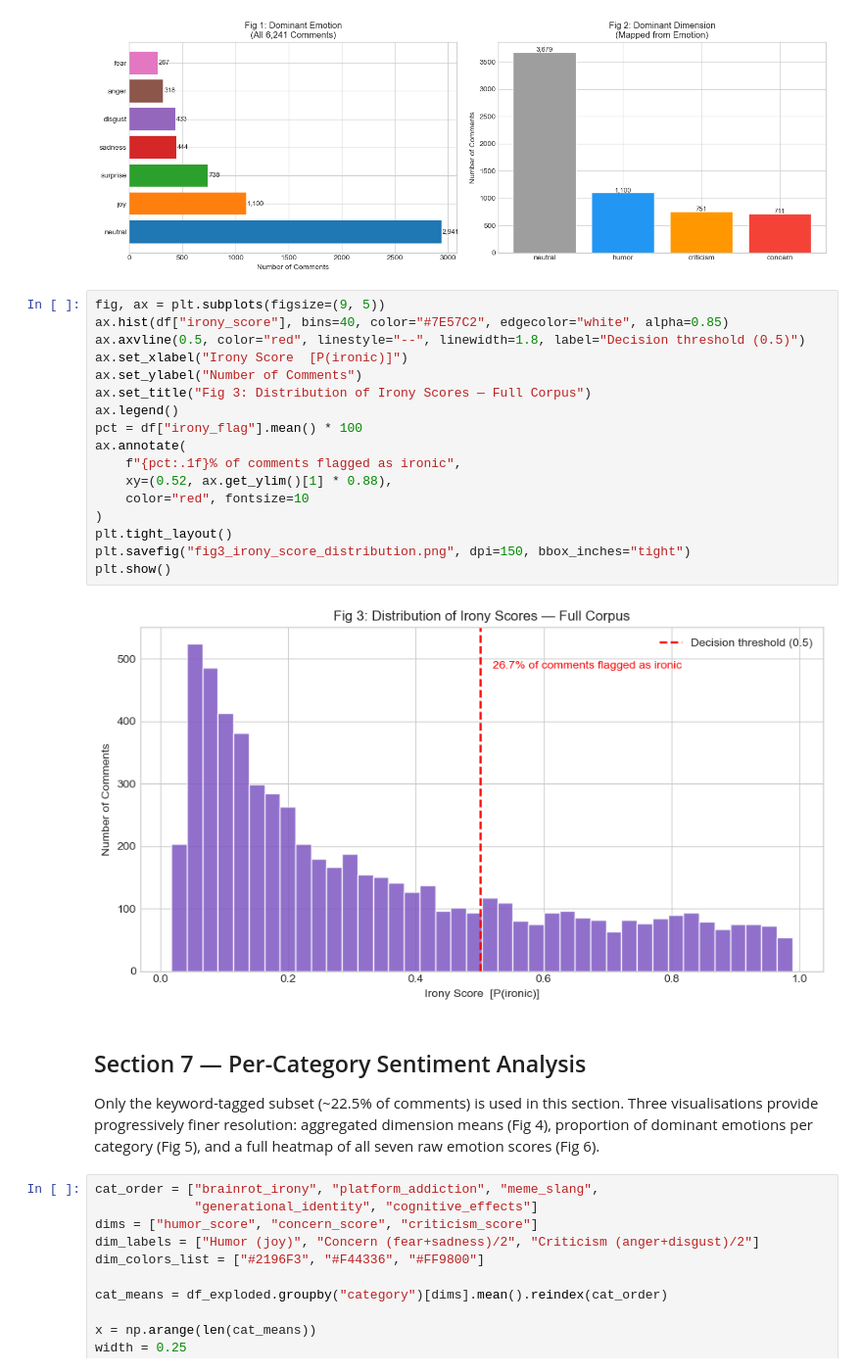
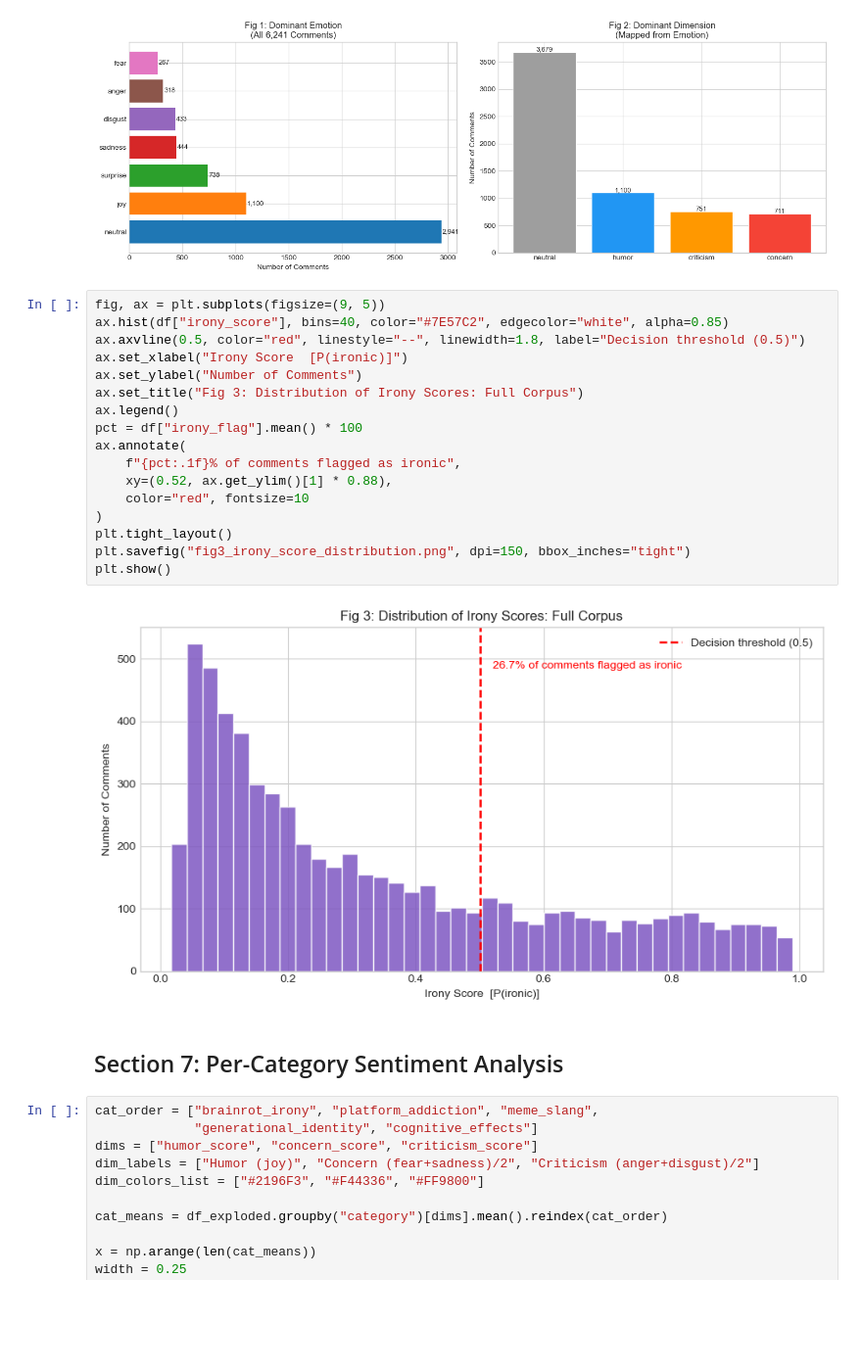
Before and after one commit to Kunjal-R/SMNA_A2, a Jupyter notebook: sentiment_analysis.ipynb, the cells around one changed output. Shown at 98% size. Drawn from its saved outputs; the diff is of its cells as text; blank space fills up the shorter version.

Commit message:
Updated sentiment analysis and scores

```diff
--- a/sentiment_analysis.ipynb
+++ b/sentiment_analysis.ipynb
@@ -398,26 +295,24 @@ plt.show()
 # %%
 fig, ax = plt.subplots(figsize=(9, 5))
 ax.hist(df["irony_score"], bins=40, color="#7E57C2", edgecolor="white", alpha=0.85)
 ax.axvline(0.5, color="red", linestyle="--", linewidth=1.8, label="Decision threshold (0.5)")
 ax.set_xlabel("Irony Score  [P(ironic)]")
 ax.set_ylabel("Number of Comments")
-ax.set_title("Fig 3: Distribution of Irony Scores — Full Corpus")
+ax.set_title("Fig 3: Distribution of Irony Scores: Full Corpus")
 ax.legend()
 pct = df["irony_flag"].mean() * 100
 ax.annotate(
     f"{pct:.1f}% of comments flagged as ironic",
     xy=(0.52, ax.get_ylim()[1] * 0.88),
     color="red", fontsize=10
 )
 plt.tight_layout()
 plt.savefig("fig3_irony_score_distribution.png", dpi=150, bbox_inches="tight")
 plt.show()
 # %% [output]
-[figure, old version]
+[figure, new version]
 # %% [markdown]
-## Section 7 — Per-Category Sentiment Analysis
-
-Only the keyword-tagged subset (~22.5% of comments) is used in this section. Three visualisations provide progressively finer resolution: aggregated dimension means (Fig 4), proportion of dominant emotions per category (Fig 5), and a full heatmap of all seven raw emotion scores (Fig 6).
+## Section 7: Per-Category Sentiment Analysis
 # %%
 cat_order = ["brainrot_irony", "platform_addiction", "meme_slang",
              "generational_identity", "cognitive_effects"]
```
Also changed, not shown: parts of 22 cells of this notebook, 18 other files.
